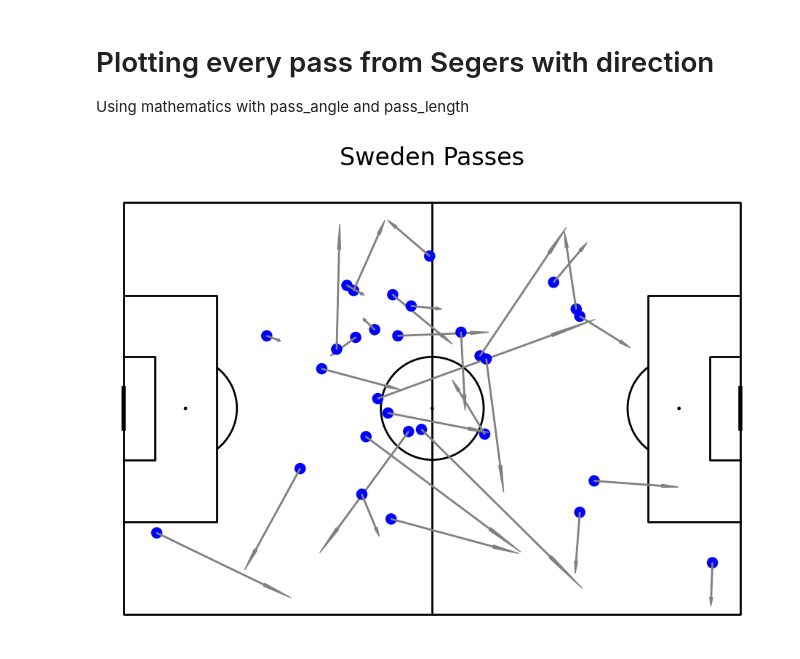
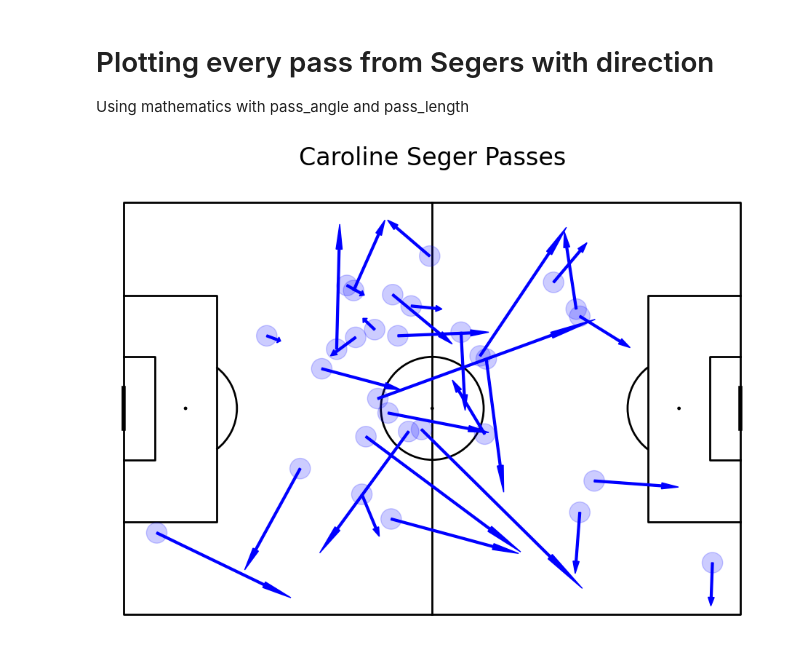
Before and after one commit to plsreply-anton/SoccerMatics, a Jupyter notebook: passPlot.ipynb, the cells around one changed output. Saved outputs shown, nothing was run; the diff lists cells and outputs as text; code cells hidden in the pictures.

Commit message:
finished heatmaps

```diff
--- a/passPlot.ipynb
+++ b/passPlot.ipynb
@@ -110,27 +110,28 @@ Using mathematics with pass_angle and pass_length
 # %%
 pitch = Pitch(line_color = "black")
 fig, ax = pitch.draw(figsize=(10,7))
 # Pitchsize in yards sorry not sorry
 pitchLength = 120
 pitchWidth = 80
 
 for i, pass1 in passes.iterrows():
-    x = pass1['x']
-    y = pass1['y']
-    passAngle = pass1['pass_angle']
-    passLength = pass1['pass_length']
-    receiveX = np.cos(passAngle)*passLength
-    receiveY = np.sin(passAngle)*passLength
+    # Plot Seger's Passes
     playerName = pass1['player_name']
-    circleSize = 1
-    # Plot Seger's Passes
     if (playerName == "Sara Caroline Seger"):
+        x = pass1['x']
+        y = pass1['y']
+        passAngle = pass1['pass_angle']
+        passLength = pass1['pass_length']
+        receiveX = np.cos(passAngle)*passLength
+        receiveY = np.sin(passAngle)*passLength
+        circleSize = 2
         passCircle = plt.Circle((x,y), circleSize, color = "blue")
-        passArrow = plt.Arrow(x,y,receiveX,receiveY, color = "grey")
+        passCircle.set_alpha(0.2)
+        passArrow = plt.Arrow(x,y,receiveX,receiveY,width=2, color = "blue")
         ax.add_patch(passCircle)
         ax.add_patch(passArrow)
 fig.suptitle("Caroline Seger Passes", fontsize = 24)
 fig.set_size_inches(10, 7)
 plt.show()
 # %% [output]
-[figure, old version]
+[figure, new version]
```
Also changed, not shown: parts of 5 cells of this notebook, 4 other files.
